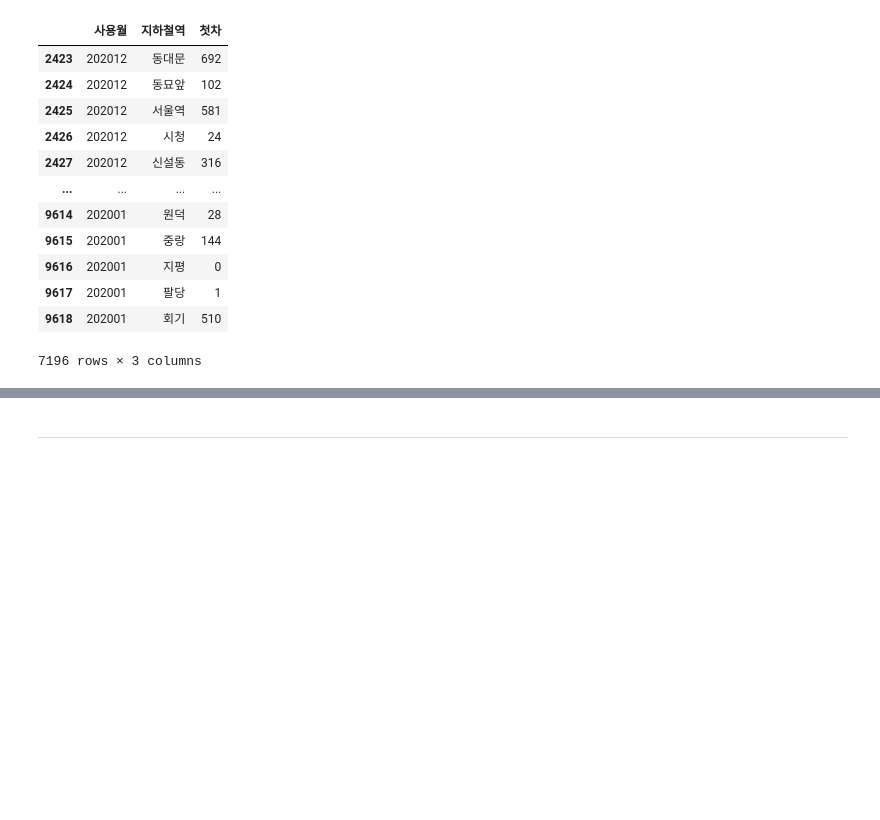
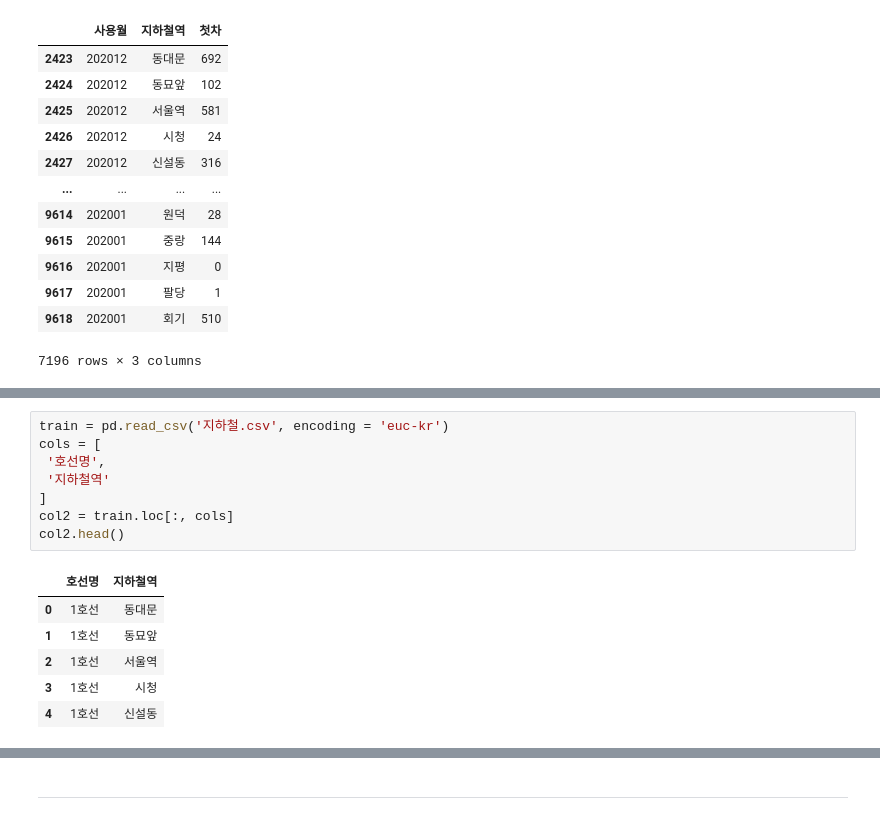
Before and after one commit to jinyoungin/programming3, a Jupyter notebook: 프로그래밍3.ipynb, the cells around one changed output, grey strips where cells are left out. Drawn from its saved outputs; the diff is of its cells as text; blank space fills up the shorter version.

```diff
--- a/프로그래밍3.ipynb
+++ b/프로그래밍3.ipynb
@@ -64,0 +71,15 @@ tra_20
+# %%
+train = pd.read_csv('지하철.csv', encoding = 'euc-kr')
+cols = [
+ '호선명',
+ '지하철역'
+]
+col2 = train.loc[:, cols]
+col2.head()
+# %% [output]
+|  | 호선명 | 지하철역 |
+| 0 | 1호선 | 동대문 |
+| 1 | 1호선 | 동묘앞 |
+| 2 | 1호선 | 서울역 |
+| 3 | 1호선 | 시청 |
+| 4 | 1호선 | 신설동 |
```
Also changed, not shown: parts of 8 cells of this notebook.
